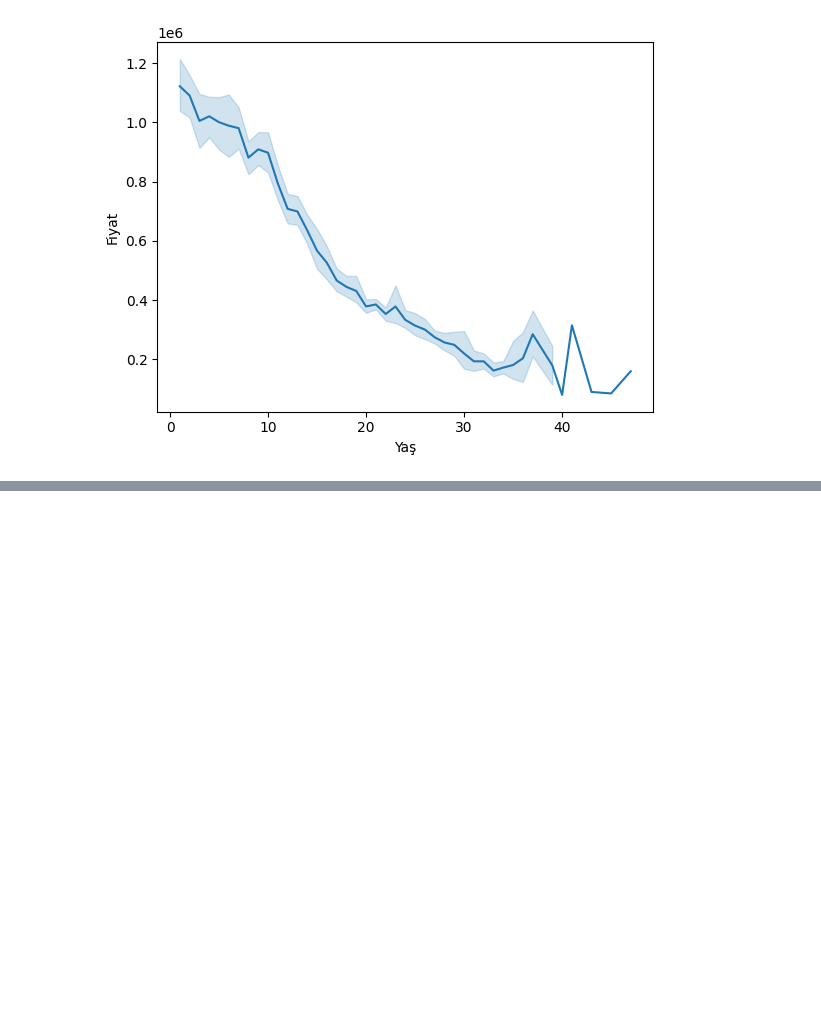
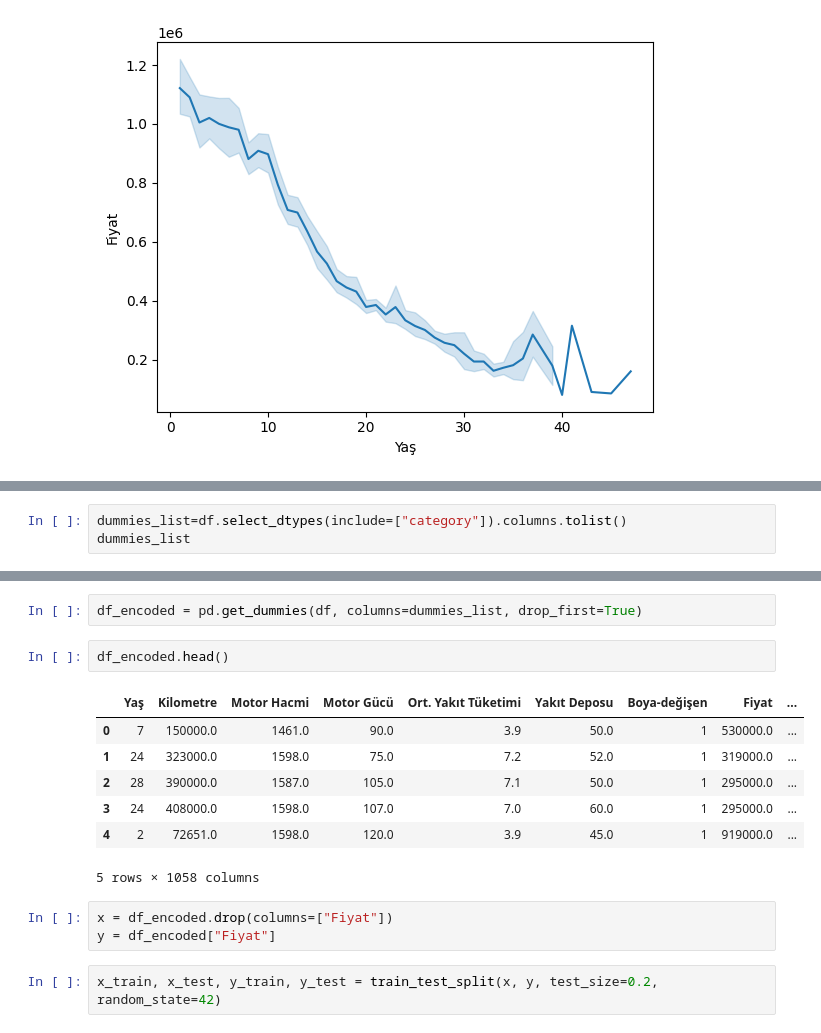
Before and after one commit to OnurFidan35/Car-Price-Prediction, a Jupyter notebook: sec.ipynb, the cells around one changed output, grey strips where cells are left out. Saved outputs shown, nothing was run; the diff lists cells and outputs as text; blank space fills up the shorter version.

```diff
--- a/sec.ipynb
+++ b/sec.ipynb
@@ -1570,0 +1584,3 @@ sns.lineplot(x="Yaş",y="Fiyat",data=df);
+# %%
+dummies_list=df.select_dtypes(include=["category"]).columns.tolist()
+dummies_list
@@ -1570,0 +1597,17 @@ sns.lineplot(x="Yaş",y="Fiyat",data=df);
+# %%
+df_encoded = pd.get_dummies(df, columns=dummies_list, drop_first=True)
+# %%
+df_encoded.head()
+# %% [output]
+|  | Yaş | Kilometre | Motor Hacmi | Motor Gücü | Ort. Yakıt Tüketimi | Yakıt Deposu | Boya-değişen | Fiyat | ... |
+| 0 | 7 | 150000.0 | 1461.0 | 90.0 | 3.9 | 50.0 | 1 | 530000.0 | ... |
+| 1 | 24 | 323000.0 | 1598.0 | 75.0 | 7.2 | 52.0 | 1 | 319000.0 | ... |
+| 2 | 28 | 390000.0 | 1587.0 | 105.0 | 7.1 | 50.0 | 1 | 295000.0 | ... |
+| 3 | 24 | 408000.0 | 1598.0 | 107.0 | 7.0 | 60.0 | 1 | 295000.0 | ... |
+| 4 | 2 | 72651.0 | 1598.0 | 120.0 | 3.9 | 45.0 | 1 | 919000.0 | ... |
+5 rows × 1058 columns
+# %%
+x = df_encoded.drop(columns=["Fiyat"])
+y = df_encoded["Fiyat"]
+# %%
+x_train, x_test, y_train, y_test = train_test_split(x, y, test_size=0.2, random_state=42)
```
Also changed, not shown: parts of 21 cells of this notebook.
